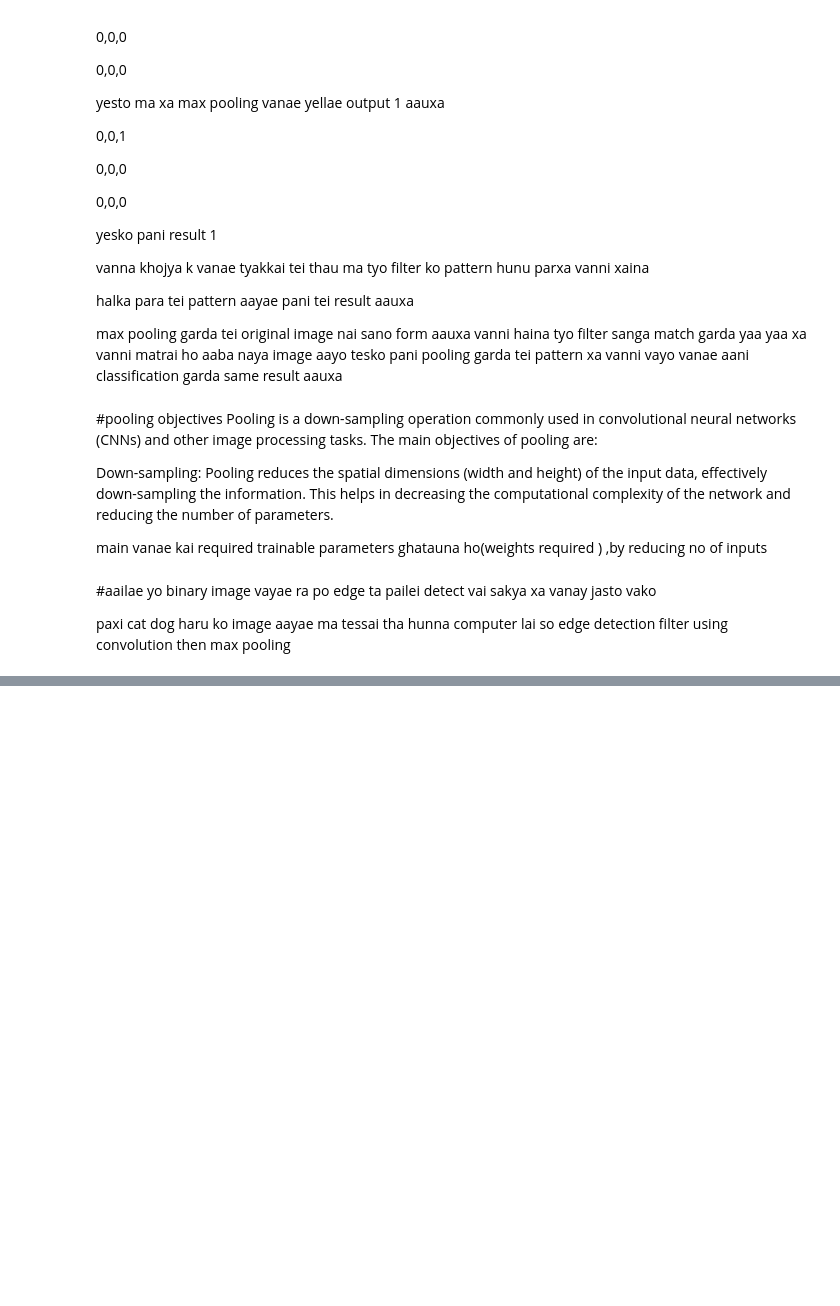
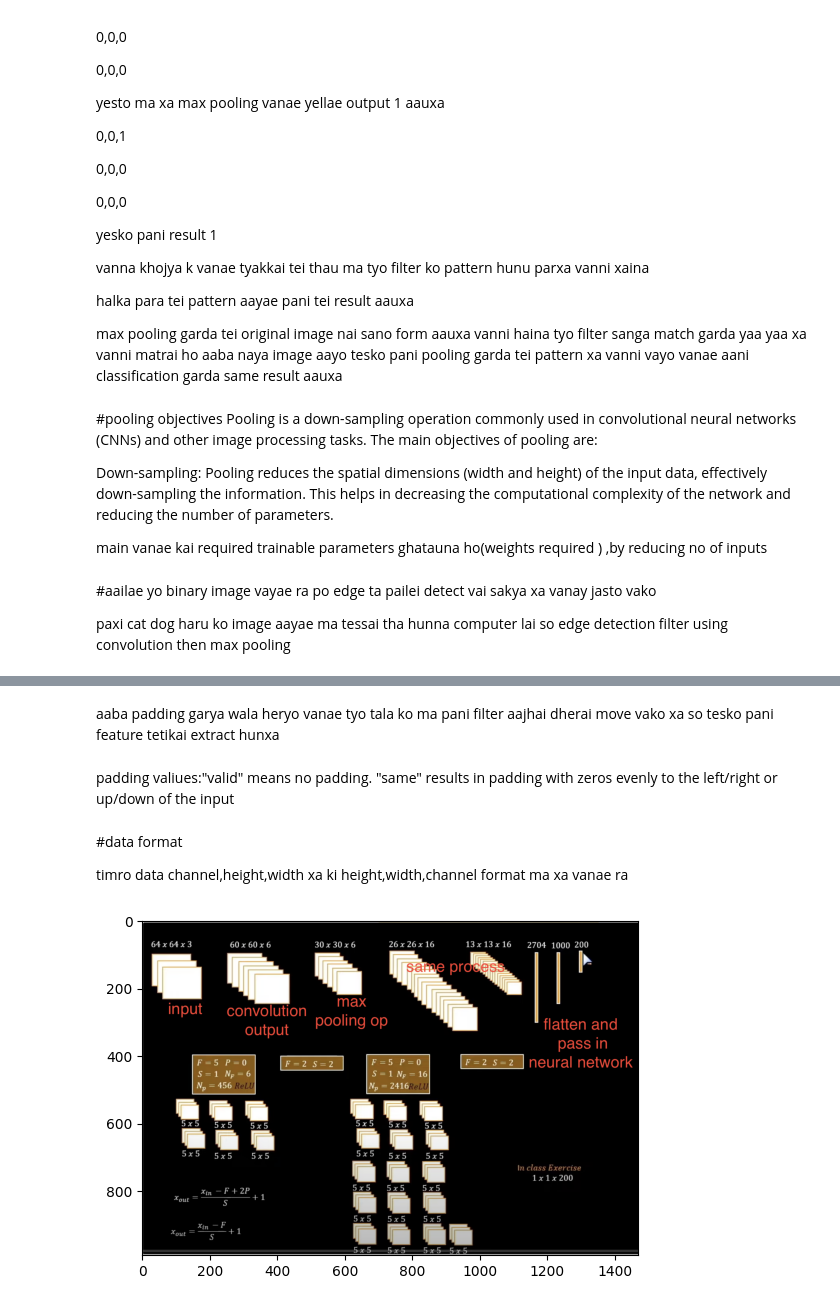
Before and after one commit to AadityaAdh/CNN_basics, a Jupyter notebook: CNN_basics.ipynb, the cells around one changed output, grey strips where cells are left out. Drawn from its saved outputs; the diff is of its cells as text; code cells hidden in the pictures; blank space fills up the shorter version.

```diff
--- a/CNN_basics.ipynb
+++ b/CNN_basics.ipynb
@@ -223,0 +308,17 @@ paxi cat dog haru ko image aayae ma tessai tha hunna computer lai so edge detect
+# %% [markdown]
+aaba padding garya wala heryo vanae tyo tala ko ma pani filter aajhai dherai move vako xa
+so tesko pani feature tetikai extract hunxa
+# %% [markdown]
+padding valiues:"valid" means no padding. "same" results in padding with zeros evenly to the left/right or up/down of the input
+# %% [markdown]
+#data format
+
+timro data channel,height,width xa ki
+height,width,channel format ma xa vanae ra
+# %%
+path="/content/cnn_whole.png"
+img=mpimg.imread(path)
+plt.imshow(img)
+plt.show()
+# %% [output]
+[figure, added]
```
Also changed, not shown: parts of 13 cells of this notebook.
